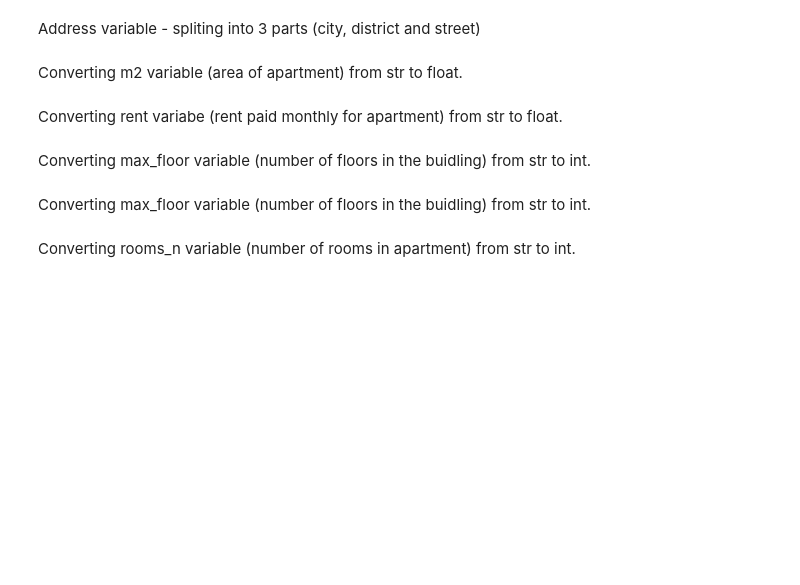
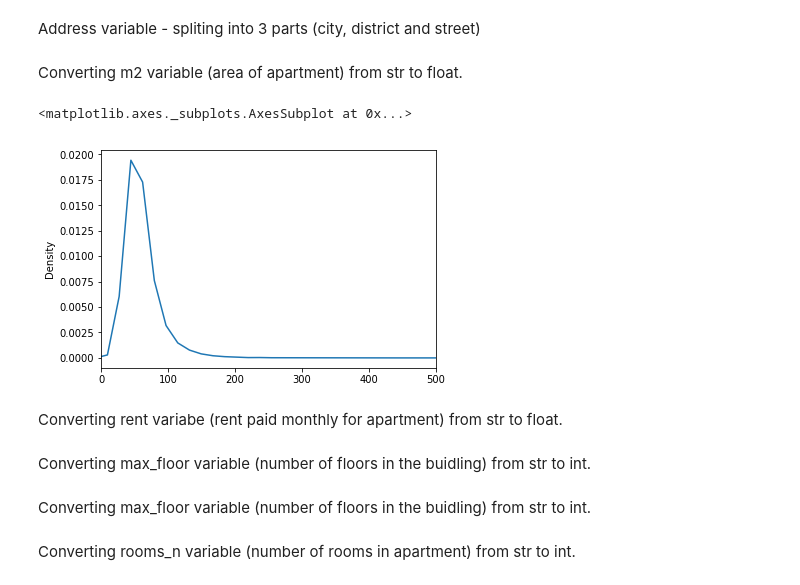
Before and after one commit to klosmichal/otodom, a Jupyter notebook: Otodom.ipynb, the cells around one changed output. Drawn from its saved outputs; the diff is of its cells as text; code cells hidden in the pictures; blank space fills up the shorter version.

```diff
--- a/Otodom.ipynb
+++ b/Otodom.ipynb
@@ -116,8 +156,11 @@ Converting m2 variable (area of apartment) from str to float.
 # %%
 data["m2"] = data["m2"].str.replace(" m²","").str.replace(",", ".").str.replace(" ", "").astype(float)
 # %%
-#plt.xlim(0,1000)
-#data["m2"].plot.density()
+plt.xlim(0,500)
+data["m2"].plot.density()
+# %% [output]
+<matplotlib.axes._subplots.AxesSubplot at 0x...>
+[figure, added]
 # %% [markdown]
 Converting rent variabe (rent paid monthly for apartment) from str to float.
 # %%
```
Also changed, not shown: parts of 28 cells of this notebook.
